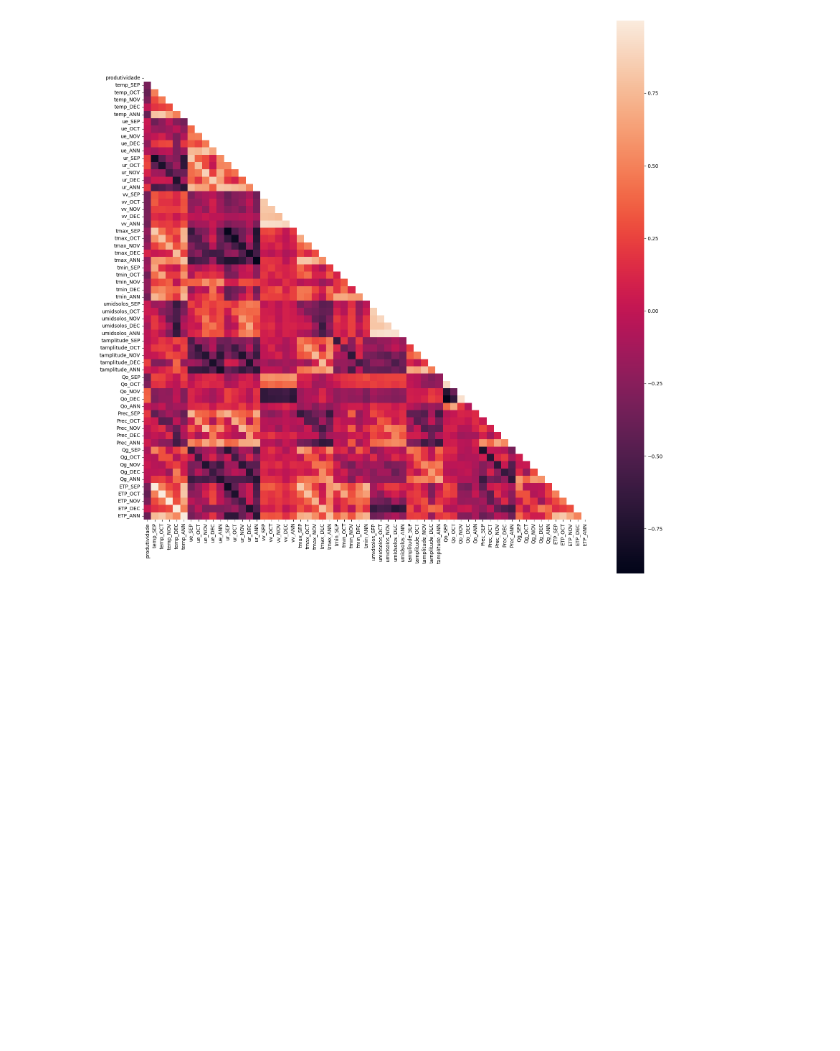
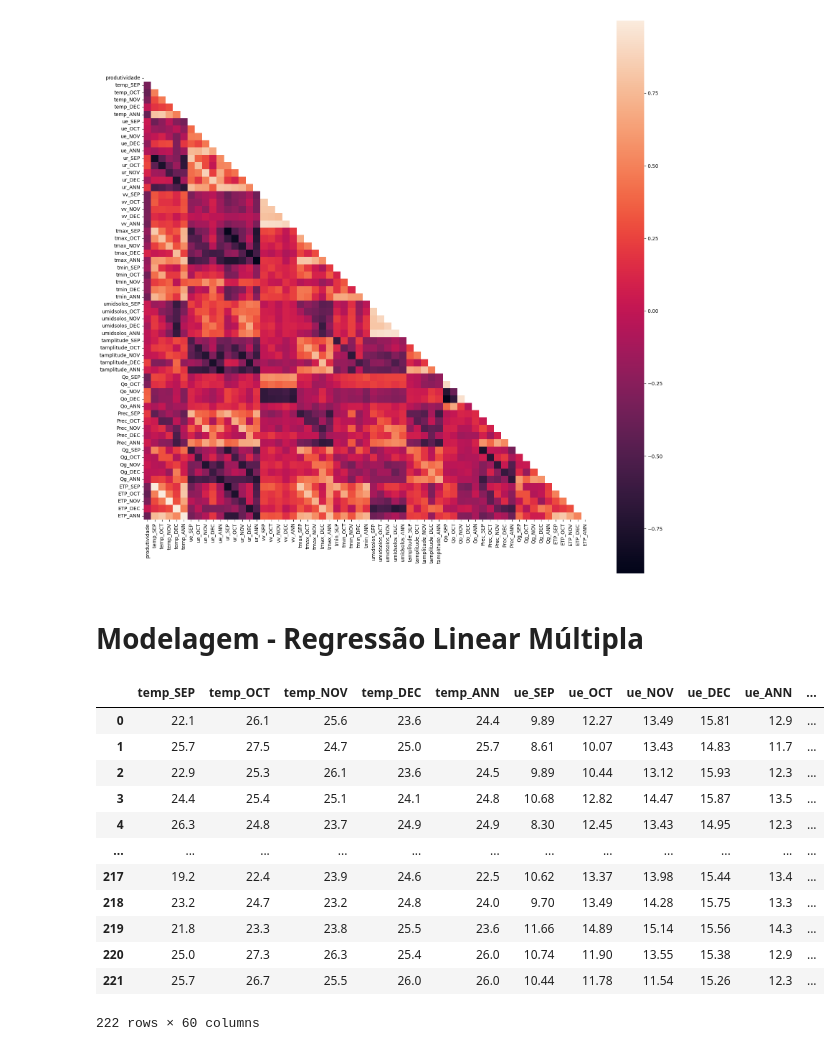
Before and after one commit to theusnevess/previsao-da-produtividade-do-amendoim, a Jupyter notebook: notebooks/Peanut_tech.ipynb, the cells around one changed output. Saved outputs shown, nothing was run; the diff lists cells and outputs as text; code cells hidden in the pictures; blank space fills up the shorter version.

```diff
--- a/notebooks/Peanut_tech.ipynb
+++ b/notebooks/Peanut_tech.ipynb
@@ -190,3 +190,24 @@ sns.heatmap(matriz_correlacao, mask=mask, square=True)
 # %% [output]
 <Axes: >
 [figure]
+# %% [markdown]
+# Modelagem - Regressão Linear Múltipla
+# %%
+X = df.loc[:, "temp_SEP":] # Features -> Variáveis independentes
+y = df.loc[:, "produtividade"] # Target -> Variável dependente
+
+X
+# %% [output]
+|  | temp_SEP | temp_OCT | temp_NOV | temp_DEC | temp_ANN | ue_SEP | ue_OCT | ue_NOV | ue_DEC | ue_ANN | ... |
+| 0 | 22.1 | 26.1 | 25.6 | 23.6 | 24.4 | 9.89 | 12.27 | 13.49 | 15.81 | 12.9 | ... |
+| 1 | 25.7 | 27.5 | 24.7 | 25.0 | 25.7 | 8.61 | 10.07 | 13.43 | 14.83 | 11.7 | ... |
+| 2 | 22.9 | 25.3 | 26.1 | 23.6 | 24.5 | 9.89 | 10.44 | 13.12 | 15.93 | 12.3 | ... |
+| 3 | 24.4 | 25.4 | 25.1 | 24.1 | 24.8 | 10.68 | 12.82 | 14.47 | 15.87 | 13.5 | ... |
+| 4 | 26.3 | 24.8 | 23.7 | 24.9 | 24.9 | 8.30 | 12.45 | 13.43 | 14.95 | 12.3 | ... |
+| ... | ... | ... | ... | ... | ... | ... | ... | ... | ... | ... | ... |
+| 217 | 19.2 | 22.4 | 23.9 | 24.6 | 22.5 | 10.62 | 13.37 | 13.98 | 15.44 | 13.4 | ... |
+| 218 | 23.2 | 24.7 | 23.2 | 24.8 | 24.0 | 9.70 | 13.49 | 14.28 | 15.75 | 13.3 | ... |
+| 219 | 21.8 | 23.3 | 23.8 | 25.5 | 23.6 | 11.66 | 14.89 | 15.14 | 15.56 | 14.3 | ... |
+| 220 | 25.0 | 27.3 | 26.3 | 25.4 | 26.0 | 10.74 | 11.90 | 13.55 | 15.38 | 12.9 | ... |
+| 221 | 25.7 | 26.7 | 25.5 | 26.0 | 26.0 | 10.44 | 11.78 | 11.54 | 15.26 | 12.3 | ... |
+222 rows × 60 columns
```
Also changed, not shown: parts of 4 cells of this notebook.
